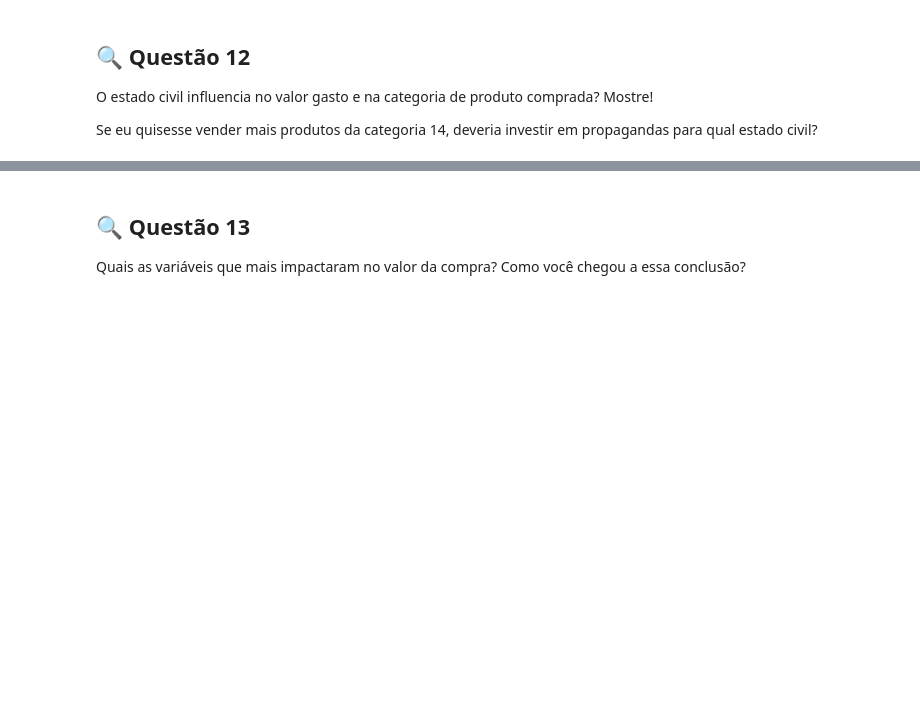
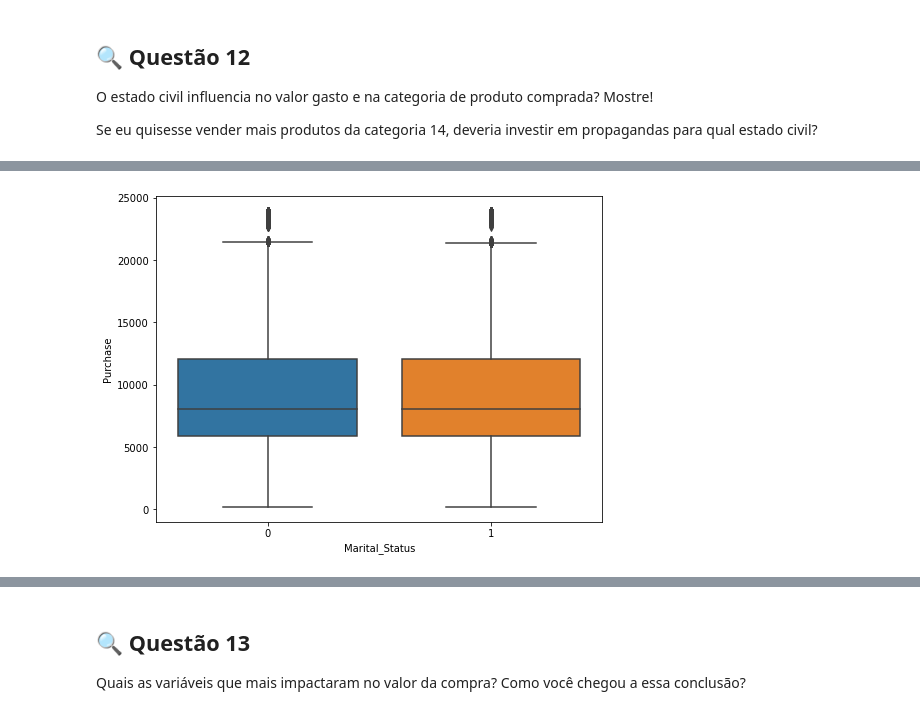
Before and after one commit to ewerthonk/EDA-ecommerce-black-friday, a Jupyter notebook: ecommerce-black-friday.ipynb, the cells around one changed output, grey strips where cells are left out. Drawn from its saved outputs; the diff is of its cells as text; code cells hidden in the pictures; blank space fills up the shorter version.

```diff
--- a/ecommerce-black-friday.ipynb
+++ b/ecommerce-black-friday.ipynb
@@ -392,0 +429,5 @@ Se eu quisesse vender mais produtos da categoria 14, deveria investir em propaga
+# %%
+f, ax = plt.subplots(figsize=(8, 6))
+fig = sns.boxplot(x='Marital_Status', y='Purchase', data=df)
+# %% [output]
+[figure, added]
```
Also changed, not shown: parts of 10 cells of this notebook.
